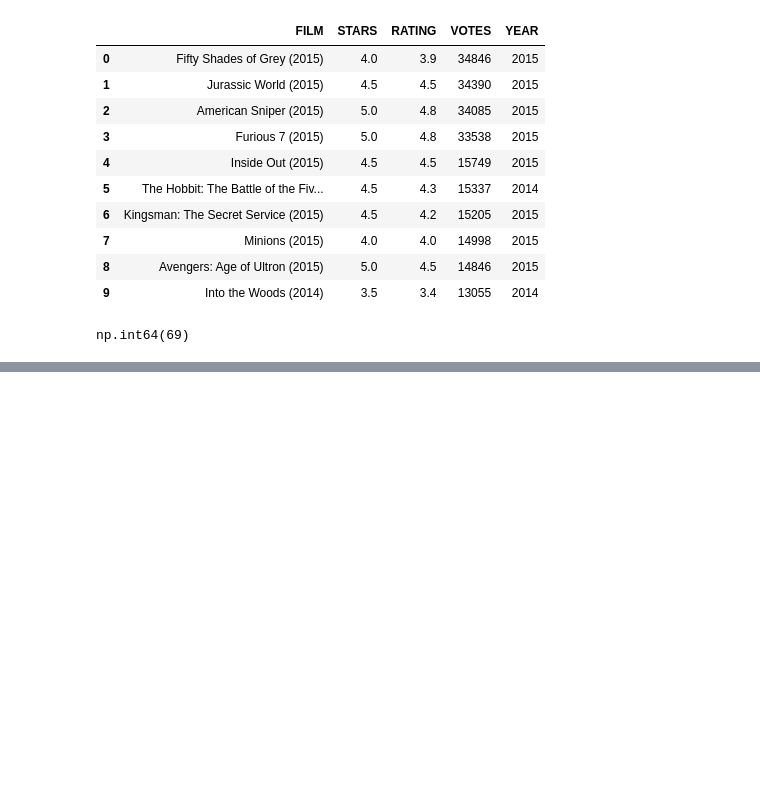
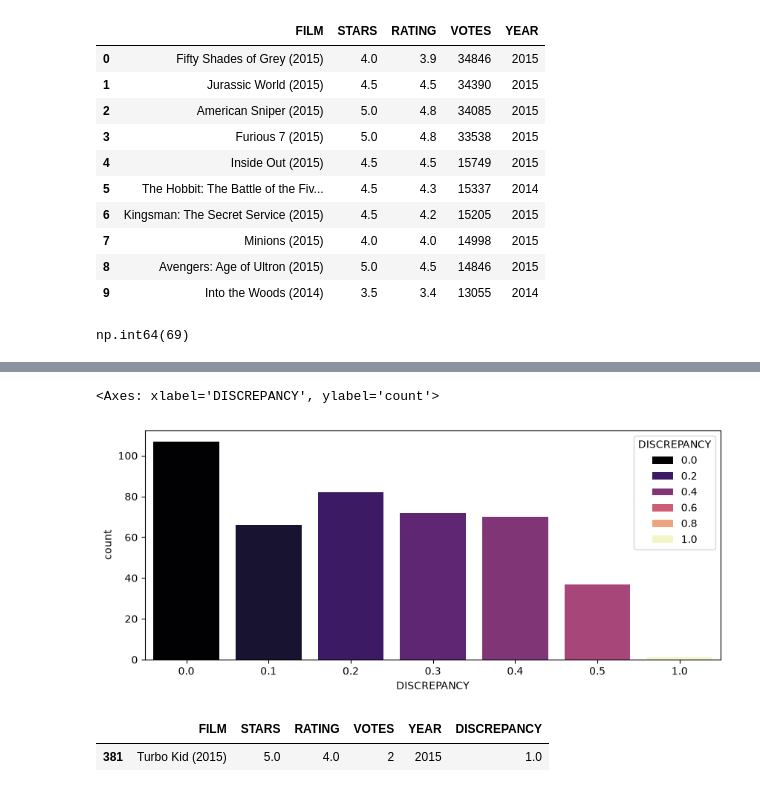
Before and after one commit to Neha1678/Fandango-movie-ticketing, a Jupyter notebook: 4_eda_fandango.ipynb, the cells around one changed output, grey strips where cells are left out. Saved outputs shown, nothing was run; the diff lists cells and outputs as text; code cells hidden in the pictures; blank space fills up the shorter version.

```diff
--- a/4_eda_fandango.ipynb
+++ b/4_eda_fandango.ipynb
@@ -132,0 +162,19 @@ fandango_votes = pd.DataFrame(data=fandango, index = "VOTES", columns=[""])
+# %%
+fan_reviewd["DISCREPANCY"] = fan_reviewd["STARS"] - fan_reviewd["RATING"]
+fan_reviewd.head()
+fan_reviewd["DISCREPANCY"] = fan_reviewd["DISCREPANCY"].round(2)
+# %%
+# Creating a count plot displaying the no. of times a certain difference occurs
+
+plt.figure(figsize=(10,4))
+sns.countplot(data = fan_reviewd, x="DISCREPANCY", hue = "DISCREPANCY", palette="magma")
+# %% [output]
+<Axes: xlabel='DISCREPANCY', ylabel='count'>
+[figure, added]
+# %%
+# Movie with 1 star difference
+
+fan_reviewd[fan_reviewd["DISCREPANCY"] == 1]
+# %% [output]
+|  | FILM | STARS | RATING | VOTES | YEAR | DISCREPANCY |
+| 381 | Turbo Kid (2015) | 5.0 | 4.0 | 2 | 2015 | 1.0 |
```
Also changed, not shown: parts of 3 cells of this notebook.
